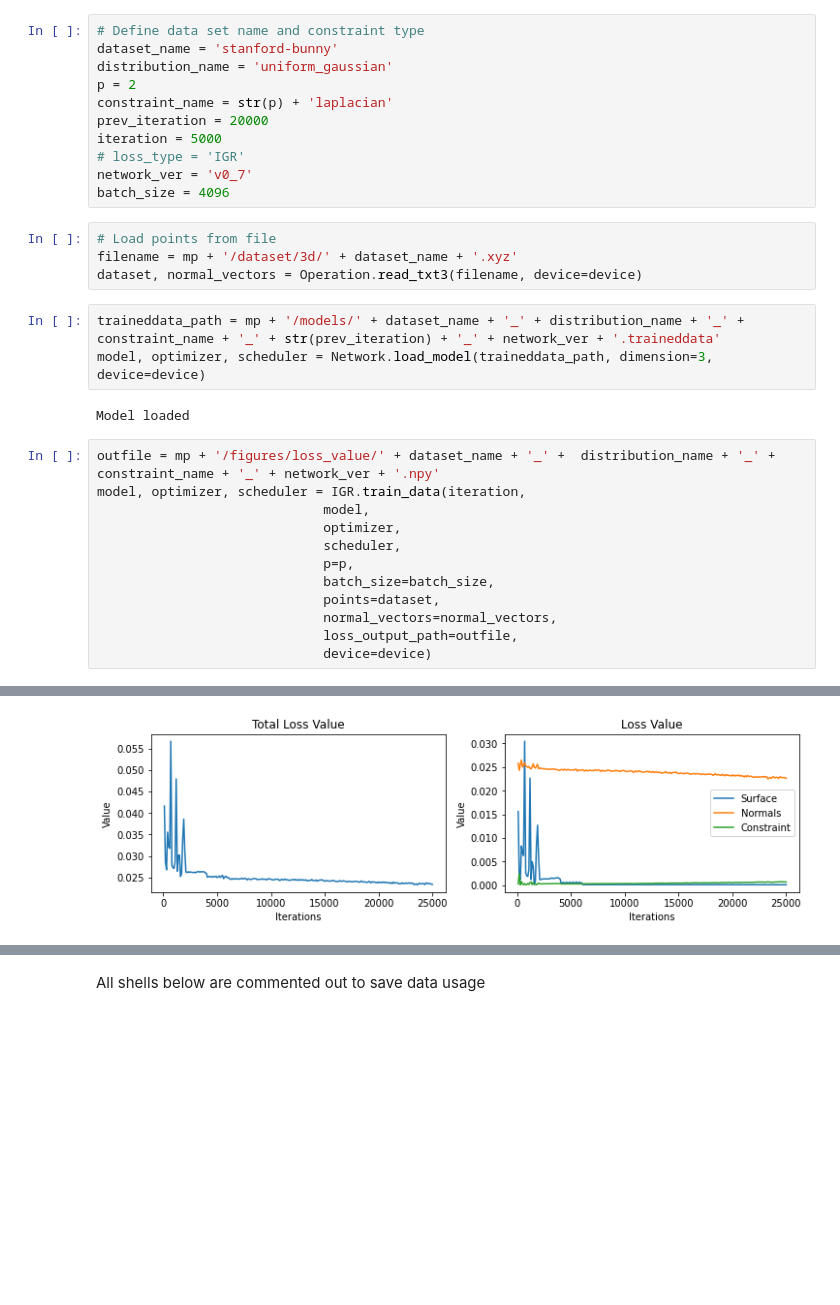
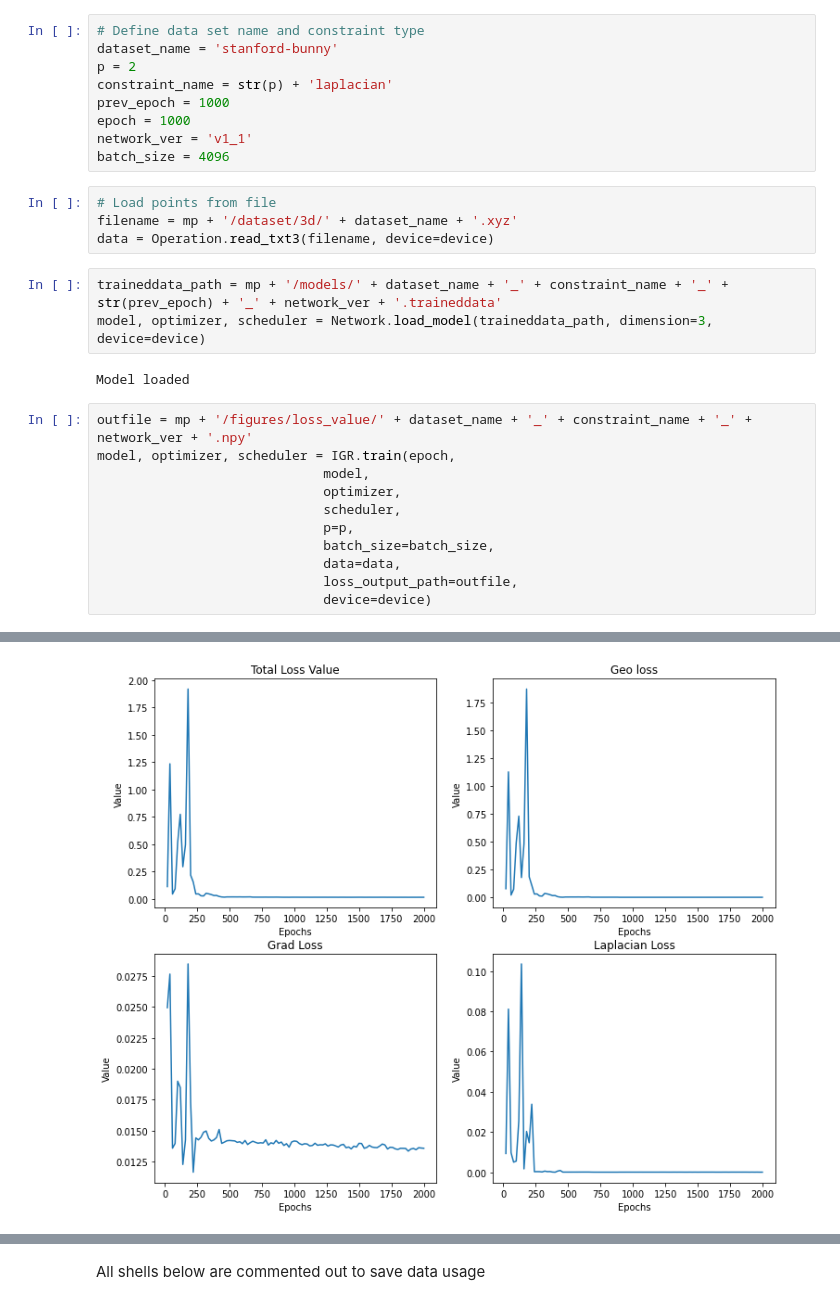
Before and after one commit to tranbaquang1708/GraduationThesis, a Jupyter notebook: IGR_3d.ipynb, the cells around one changed output, grey strips where cells are left out. Drawn from its saved outputs; the diff is of its cells as text; blank space fills up the shorter version.

```diff
--- a/IGR_3d.ipynb
+++ b/IGR_3d.ipynb
@@ -37,33 +37,30 @@ device = torch.device('cuda' if torch.cuda.is_available() else 'cpu')
 # %%
 # Define data set name and constraint type
 dataset_name = 'stanford-bunny'
-distribution_name = 'uniform_gaussian'
 p = 2
 constraint_name = str(p) + 'laplacian'
-prev_iteration = 20000
-iteration = 5000
-# loss_type = 'IGR'
-network_ver = 'v0_7'
+prev_epoch = 1000
+epoch = 1000
+network_ver = 'v1_1'
 batch_size = 4096
 # %%
 # Load points from file
 filename = mp + '/dataset/3d/' + dataset_name + '.xyz'
-dataset, normal_vectors = Operation.read_txt3(filename, device=device)
+data = Operation.read_txt3(filename, device=device)
 # %%
-traineddata_path = mp + '/models/' + dataset_name + '_' + distribution_name + '_' + constraint_name + '_' + str(prev_iteration) + '_' + network_ver + '.traineddata'
+traineddata_path = mp + '/models/' + dataset_name + '_' + constraint_name + '_' + str(prev_epoch) + '_' + network_ver + '.traineddata'
 model, optimizer, scheduler = Network.load_model(traineddata_path, dimension=3, device=device)
 # %% [output]
 Model loaded
 # %%
-outfile = mp + '/figures/loss_value/' + dataset_name + '_' +  distribution_name + '_' + constraint_name + '_' + network_ver + '.npy'
-model, optimizer, scheduler = IGR.train_data(iteration,
+outfile = mp + '/figures/loss_value/' + dataset_name + '_' + constraint_name + '_' + network_ver + '.npy'
+model, optimizer, scheduler = IGR.train(epoch,
                              model,
                              optimizer,
                              scheduler,
                              p=p,
                              batch_size=batch_size,
-                             points=dataset,
-                             normal_vectors=normal_vectors,
+                             data=data,
                              loss_output_path=outfile,
                              device=device)
 # %% [output]
@@ -87,2 +84,2 @@ Surface loss: 0.0001000955089693889   Normal loss: 0.022636979818344116   Constr
-[figure, old version]
+[figure, new version]
 # %%
```
Also changed, not shown: parts of 6 cells of this notebook.
